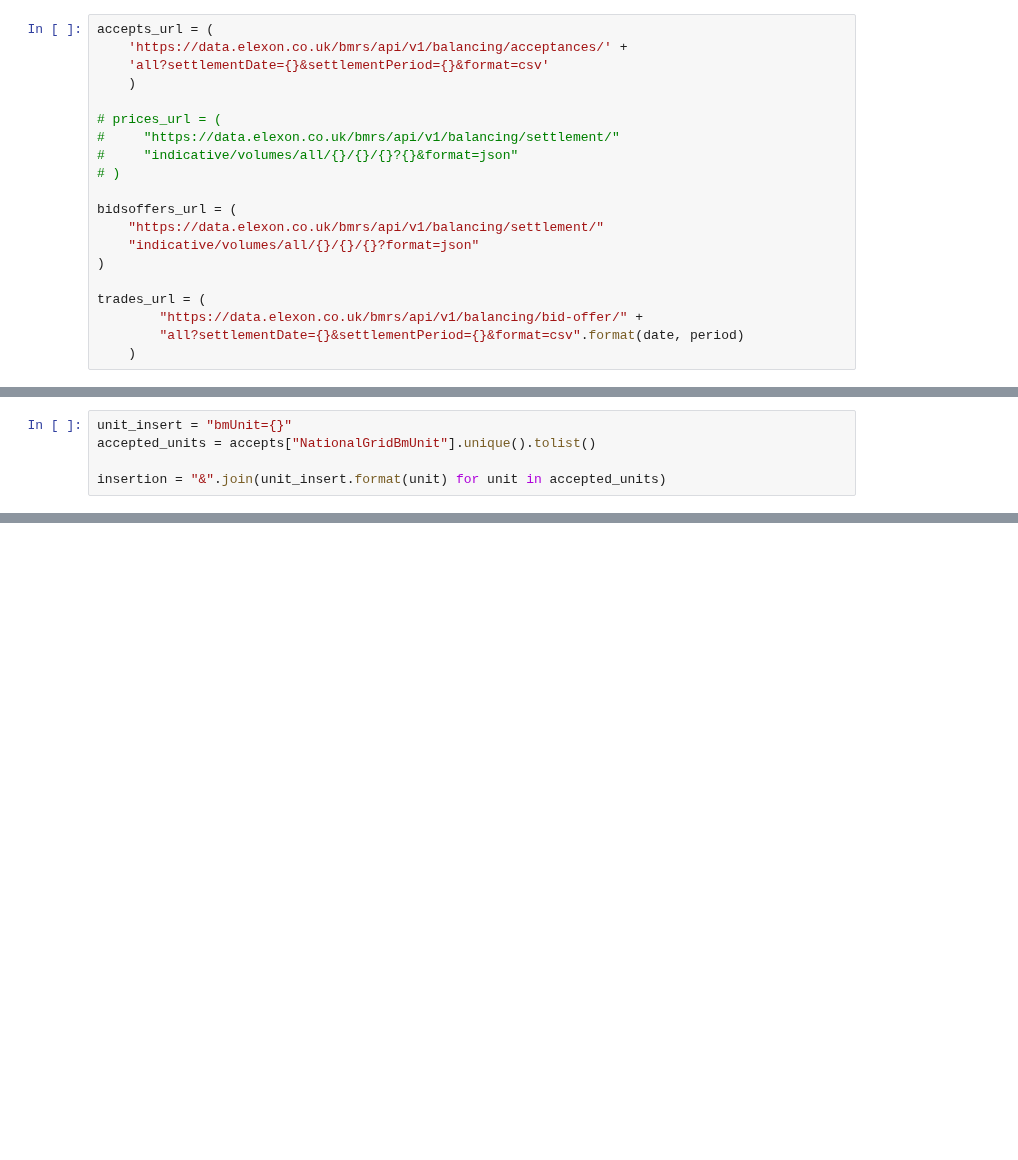
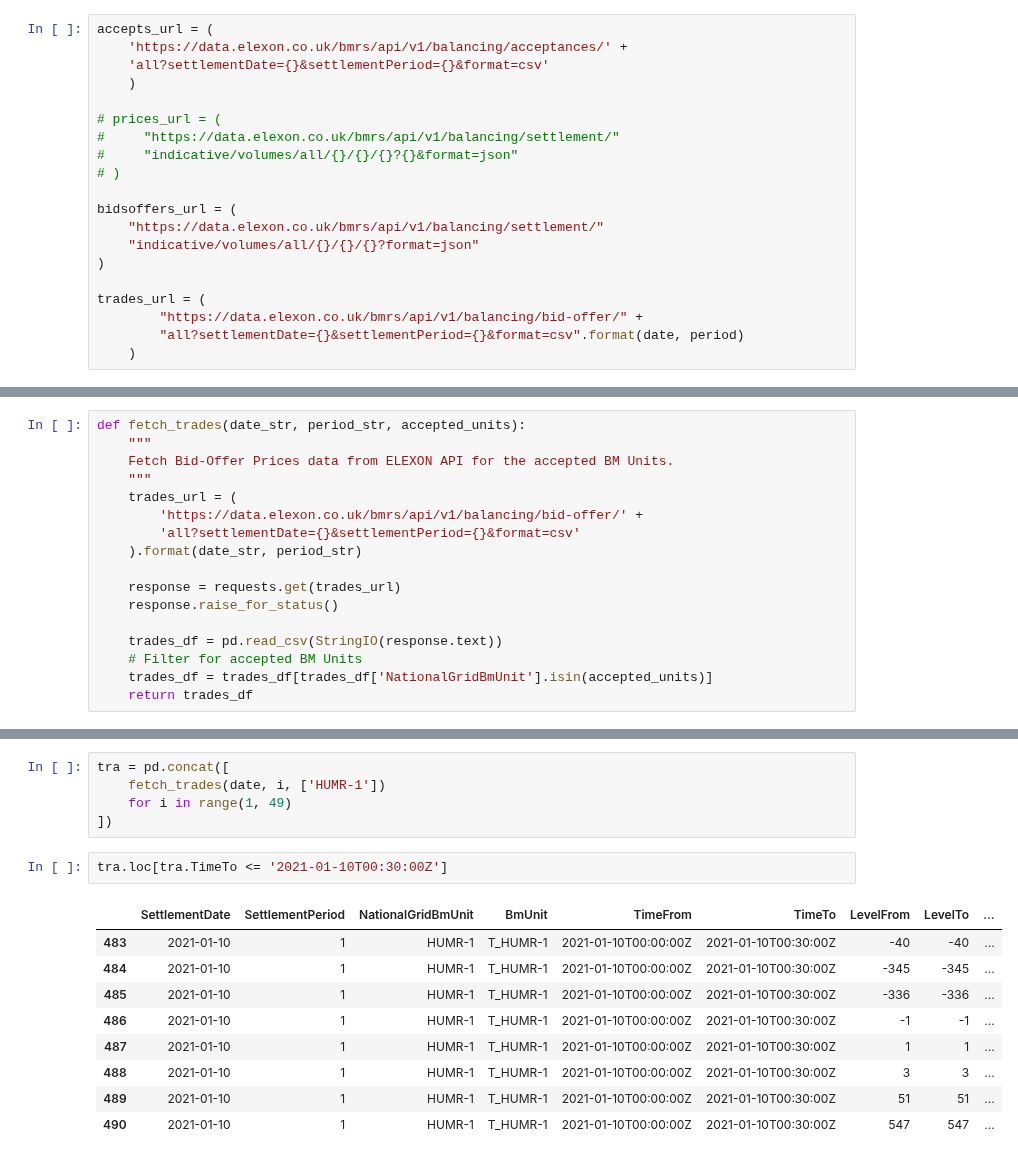
Before and after one commit to LukasFrankenQ/GBPower, a Jupyter notebook: notebooks/get_bm_data.ipynb, the cells around one changed output, grey strips where cells are left out. Drawn from its saved outputs; the diff is of its cells as text; blank space fills up the shorter version.

```diff
--- a/notebooks/get_bm_data.ipynb
+++ b/notebooks/get_bm_data.ipynb
@@ -51,5 +53,0 @@ accepts.head()
-# %%
-unit_insert = "bmUnit={}"
-accepted_units = accepts["NationalGridBmUnit"].unique().tolist()
-
-insertion = "&".join(unit_insert.format(unit) for unit in accepted_units)
@@ -62,0 +87,17 @@ trades = pd.read_csv(StringIO(response.text))
+# %%
+def fetch_trades(date_str, period_str, accepted_units):
+    """
+    Fetch Bid-Offer Prices data from ELEXON API for the accepted BM Units.
+    """
+    trades_url = (
+        'https://data.elexon.co.uk/bmrs/api/v1/balancing/bid-offer/' +
+        'all?settlementDate={}&settlementPeriod={}&format=csv'
+    ).format(date_str, period_str)
+
+    response = requests.get(trades_url)
+    response.raise_for_status()
+
+    trades_df = pd.read_csv(StringIO(response.text))
+    # Filter for accepted BM Units
+    trades_df = trades_df[trades_df['NationalGridBmUnit'].isin(accepted_units)]
+    return trades_df
@@ -95,0 +632,17 @@ Name: 2021-01-10 11:30:00+00:00, dtype: float64
+# %%
+tra = pd.concat([
+    fetch_trades(date, i, ['HUMR-1'])
+    for i in range(1, 49)
+])
+# %%
+tra.loc[tra.TimeTo <= '2021-01-10T00:30:00Z']
+# %% [output]
+|  | SettlementDate | SettlementPeriod | NationalGridBmUnit | BmUnit | TimeFrom | TimeTo | LevelFrom | LevelTo | ... |
+| 483 | 2021-01-10 | 1 | HUMR-1 | T_HUMR-1 | 2021-01-10T00:00:00Z | 2021-01-10T00:30:00Z | -40 | -40 | ... |
+| 484 | 2021-01-10 | 1 | HUMR-1 | T_HUMR-1 | 2021-01-10T00:00:00Z | 2021-01-10T00:30:00Z | -345 | -345 | ... |
+| 485 | 2021-01-10 | 1 | HUMR-1 | T_HUMR-1 | 2021-01-10T00:00:00Z | 2021-01-10T00:30:00Z | -336 | -336 | ... |
+| 486 | 2021-01-10 | 1 | HUMR-1 | T_HUMR-1 | 2021-01-10T00:00:00Z | 2021-01-10T00:30:00Z | -1 | -1 | ... |
+| 487 | 2021-01-10 | 1 | HUMR-1 | T_HUMR-1 | 2021-01-10T00:00:00Z | 2021-01-10T00:30:00Z | 1 | 1 | ... |
+| 488 | 2021-01-10 | 1 | HUMR-1 | T_HUMR-1 | 2021-01-10T00:00:00Z | 2021-01-10T00:30:00Z | 3 | 3 | ... |
+| 489 | 2021-01-10 | 1 | HUMR-1 | T_HUMR-1 | 2021-01-10T00:00:00Z | 2021-01-10T00:30:00Z | 51 | 51 | ... |
+| 490 | 2021-01-10 | 1 | HUMR-1 | T_HUMR-1 | 2021-01-10T00:00:00Z | 2021-01-10T00:30:00Z | 547 | 547 | ... |
```
Also changed, not shown: parts of 40 cells of this notebook, 1 other file.
